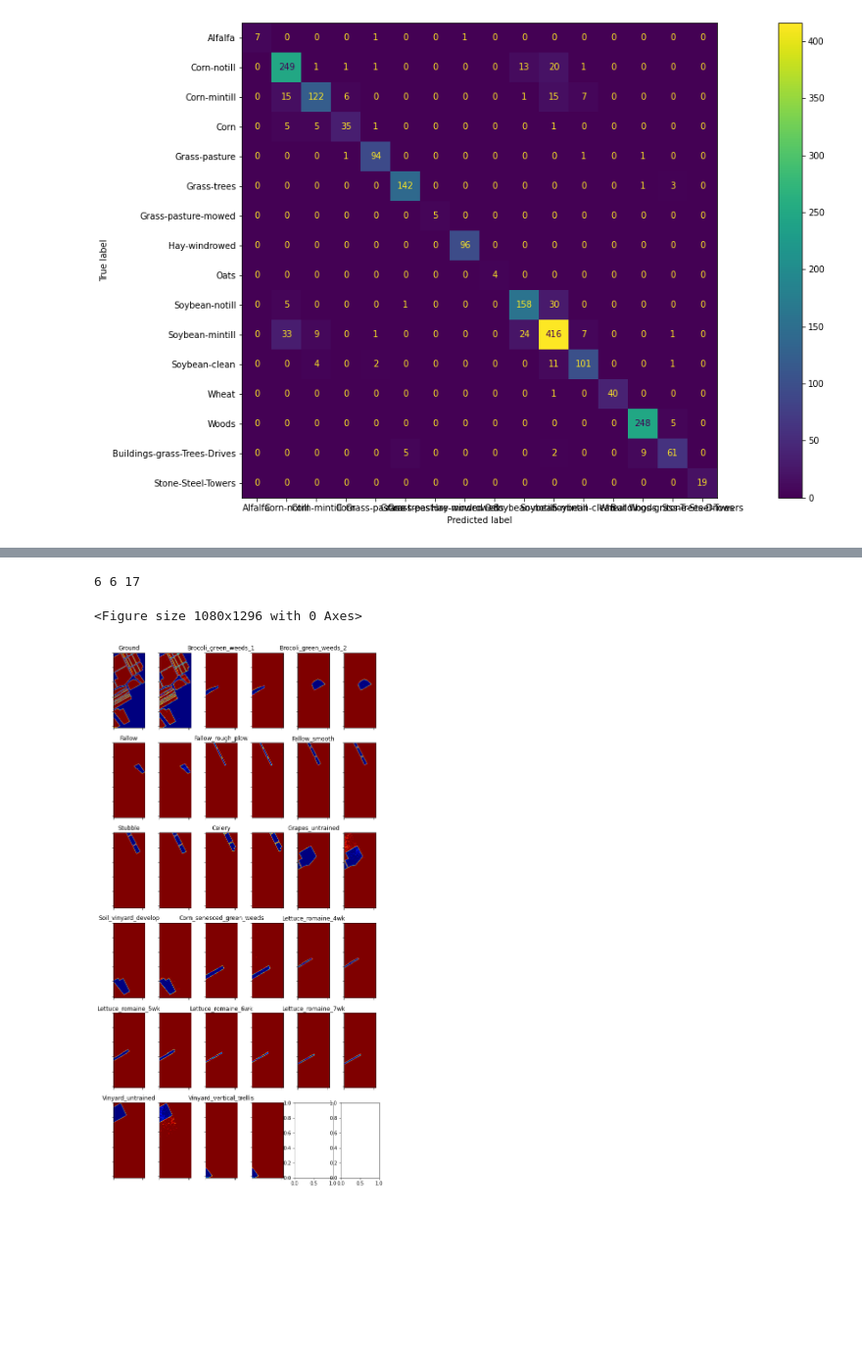
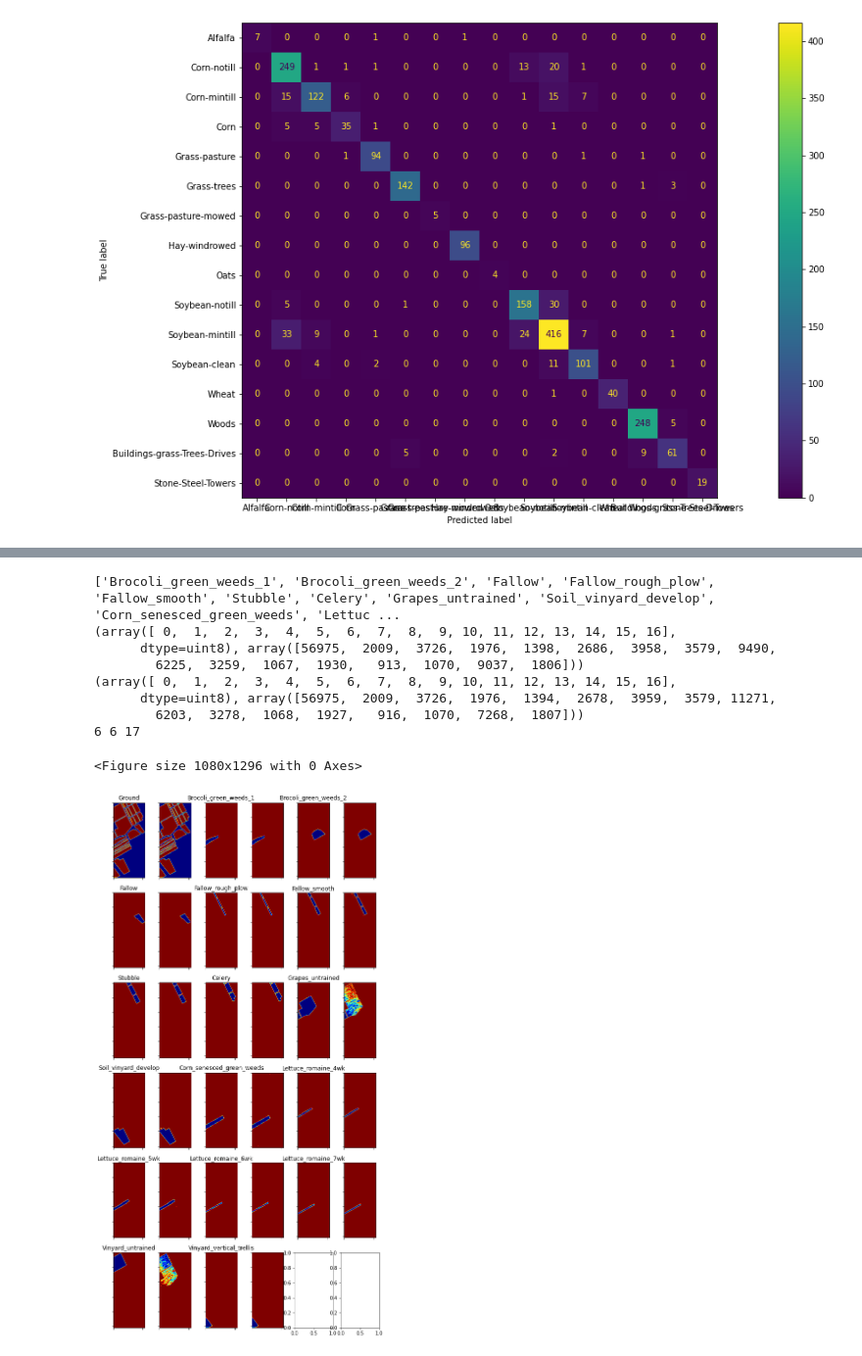
Before and after one commit to DarkPaquito/iml-project, a Jupyter notebook: Project_IML_guillaume_SVC.ipynb, the cells around one changed output, grey strips where cells are left out. Shown: that part at 98% size. Saved outputs shown, nothing was run; the diff lists cells and outputs as text; code cells hidden in the pictures; blank space fills up the shorter version.

```diff
--- a/Project_IML_guillaume_SVC.ipynb
+++ b/Project_IML_guillaume_SVC.ipynb
@@ -368,13 +368,7 @@ plot_classification_and_confusion_matrix(pipe_indianas, X2_test, Y2_test, classe
 [figure]
 # %%
 def reconstruct_image(ground_truth, prediction):
-    reconstructed_img = np.zeros(ground_truth.shape[0] * ground_truth.shape[1])
-
-    print(reconstructed_img.shape)
     original_img = ground_truth.flatten()
-    index_predict = 0
-    for idx, elt in enumerate(original_img):
-        if elt != 0:
-            reconstructed_img[idx] = prediction[index_predict]
-            index_predict += 1
-    return np.reshape(reconstructed_img, ground_truth.shape)
+    indexes = np.array(np.where(original_img != 0))
+    original_img[indexes] = prediction + 1
+    return np.reshape(original_img, ground_truth.shape)
@@ -381,9 +399,11 @@ def reconstruct_image(ground_truth, prediction):
 # %%
 def display_each_class(clf, X, ground_truth, name_classes, nb_col):
+    name_classes_with_ground = name_classes.copy()
+    name_classes_with_ground.insert(0, "Ground")
     y_predict = clf.predict(X)
-    y_predict_reshaped = y_predict.reshape((ground_truth.shape))
+    y_predict_reshaped = reconstruct_image(ground_truth, y_predict)
 
-    nb_classes = np.size(name_classes)
+    nb_classes = np.size(name_classes_with_ground)
     nb_row = (nb_classes * 2 // nb_col) + 1
     print(nb_row, nb_col, nb_classes)
     index = 0
@@ -394,7 +414,7 @@ def display_each_class(clf, X, ground_truth, name_classes, nb_col):
 
     for i in range(nb_classes):
         axes[index].imshow(np.where(ground_truth != i, 1, 0), cmap="jet")
-        axes[index].title.set_text(name_classes[i])
+        axes[index].title.set_text(name_classes_with_ground[i])
         axes[index].set_xticklabels([])
         axes[index].set_yticklabels([])
         index += 1
@@ -405,11 +425,19 @@ def display_each_class(clf, X, ground_truth, name_classes, nb_col):
         index += 1
     plt.show()
 # %%
-display_each_class(clf, X1, salinas_gt, classes_names_salinas, nb_col=6)
+print(classes_names_salinas)
+display_each_class(pipe_salinas, X1, salinas_gt, classes_names_salinas, nb_col=6)
 # %% [output]
+['Brocoli_green_weeds_1', 'Brocoli_green_weeds_2', 'Fallow', 'Fallow_rough_plow', 'Fallow_smooth', 'Stubble', 'Celery', 'Grapes_untrained', 'Soil_vinyard_develop', 'Corn_senesced_green_weeds', 'Lettuc ...
+(array([ 0,  1,  2,  3,  4,  5,  6,  7,  8,  9, 10, 11, 12, 13, 14, 15, 16],
+      dtype=uint8), array([56975,  2009,  3726,  1976,  1398,  2686,  3958,  3579,  9490,
+        6225,  3259,  1067,  1930,   913,  1070,  9037,  1806]))
+(array([ 0,  1,  2,  3,  4,  5,  6,  7,  8,  9, 10, 11, 12, 13, 14, 15, 16],
+      dtype=uint8), array([56975,  2009,  3726,  1976,  1394,  2678,  3959,  3579, 11271,
+        6203,  3278,  1068,  1927,   916,  1070,  7268,  1807]))
 6 6 17
 <Figure size 1080x1296 with 0 Axes>
-[figure, old version]
+[figure, new version]
 # %%
 from skimage.morphology import opening, closing
 from skimage import morphology as morpho
```
Also changed, not shown: parts of 11 cells of this notebook.
